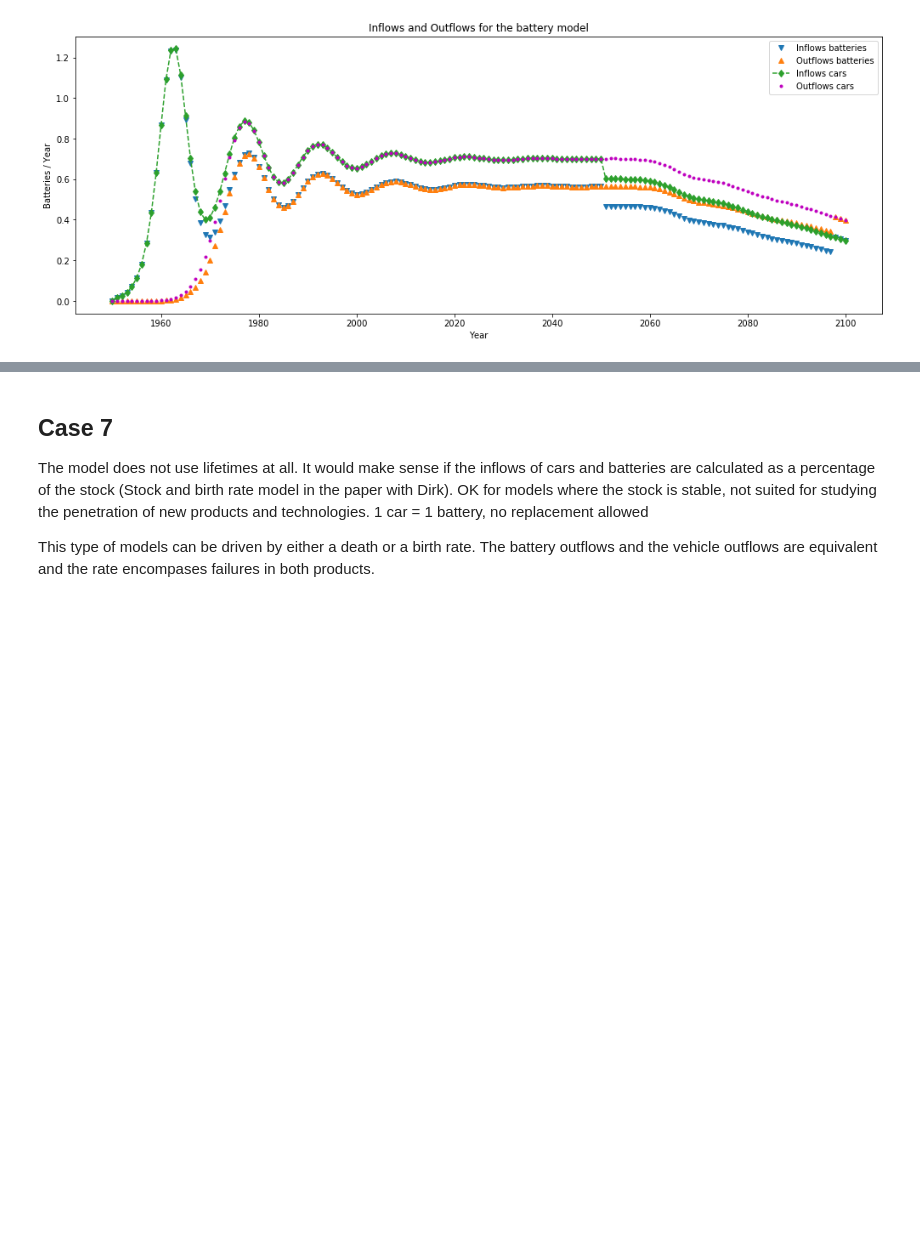
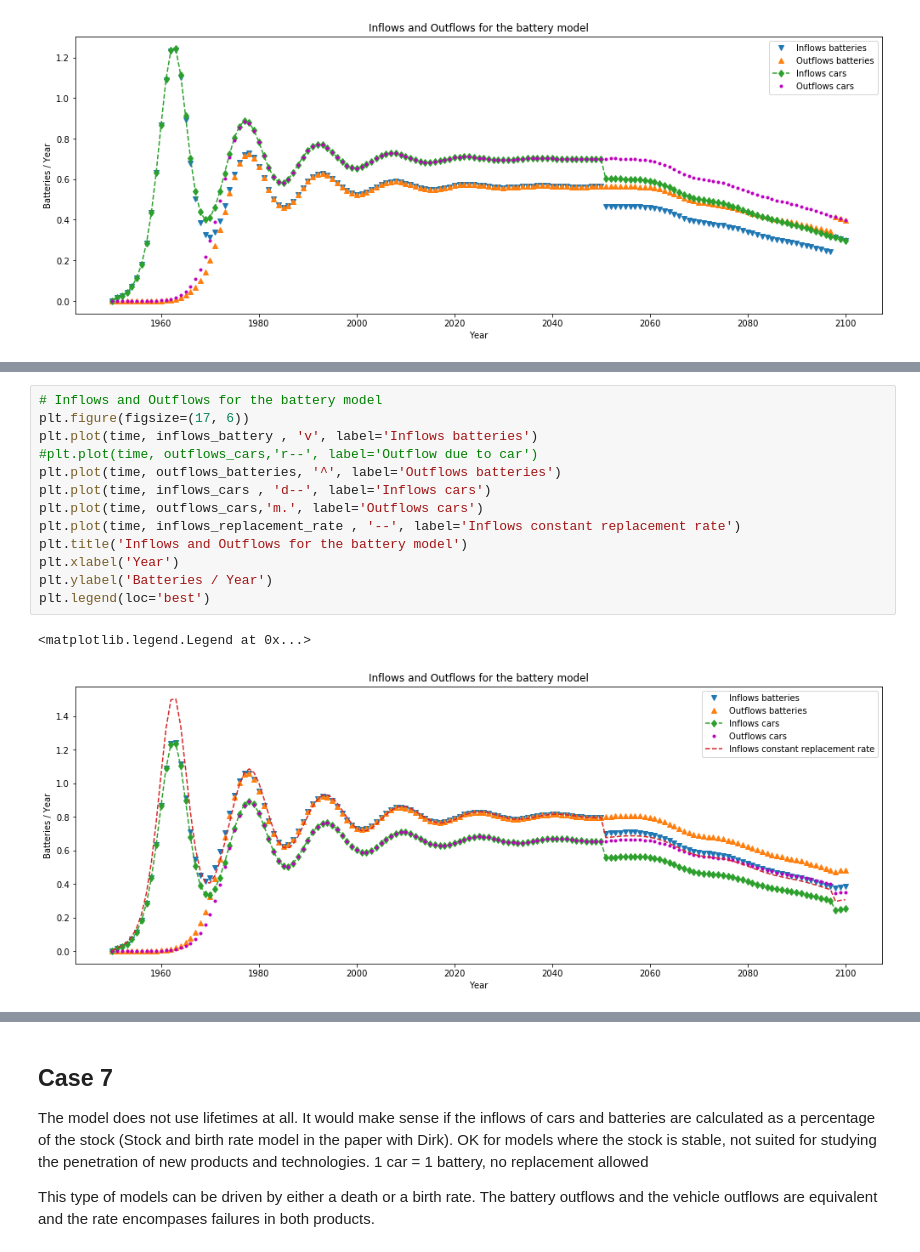
Before and after one commit to fernaag/product_component_model, a Jupyter notebook: generic_cohort_model.ipynb, the cells around one changed output, grey strips where cells are left out. Drawn from its saved outputs; the diff is of its cells as text; blank space fills up the shorter version.

```diff
--- a/generic_cohort_model.ipynb
+++ b/generic_cohort_model.ipynb
@@ -454,3 +468,19 @@ stock_batteries_tc = stock_cars_tc
+# %%
+# Inflows and Outflows for the battery model
+plt.figure(figsize=(17, 6))
+plt.plot(time, inflows_battery , 'v', label='Inflows batteries')
+#plt.plot(time, outflows_cars,'r--', label='Outflow due to car')
+plt.plot(time, outflows_batteries, '^', label='Outflows batteries')
+plt.plot(time, inflows_cars , 'd--', label='Inflows cars')
+plt.plot(time, outflows_cars,'m.', label='Outflows cars')
+plt.plot(time, inflows_replacement_rate , '--', label='Inflows constant replacement rate')
+plt.title('Inflows and Outflows for the battery model')
+plt.xlabel('Year')
+plt.ylabel('Batteries / Year')
+plt.legend(loc='best')
+# %% [output]
+<matplotlib.legend.Legend at 0x...>
+[figure, added]
 # %% [markdown]
 ## Case 6
 Cars and batteries have independent lifetimes. Potential failure of the battery is not included in the lifetime of the car. Batteries can be replaced and/or reused. If the car fails but the status of the battery is still good, the battery can be reused in another car. If the battery fails but the car is still in good shape, a new battery can be used to make the car operational again. Since the lifetimes of the car and the batteries are independent, replacing the battery should have no effect on the car’s lifetime. Similarly, a battery that is reused in another car keeps its age and lifetime. Such a model would probably use parameters and transfer coefficients to determine the share of cars and batteries that will be reused depending on their age.
```
Also changed, not shown: parts of 5 cells of this notebook.
